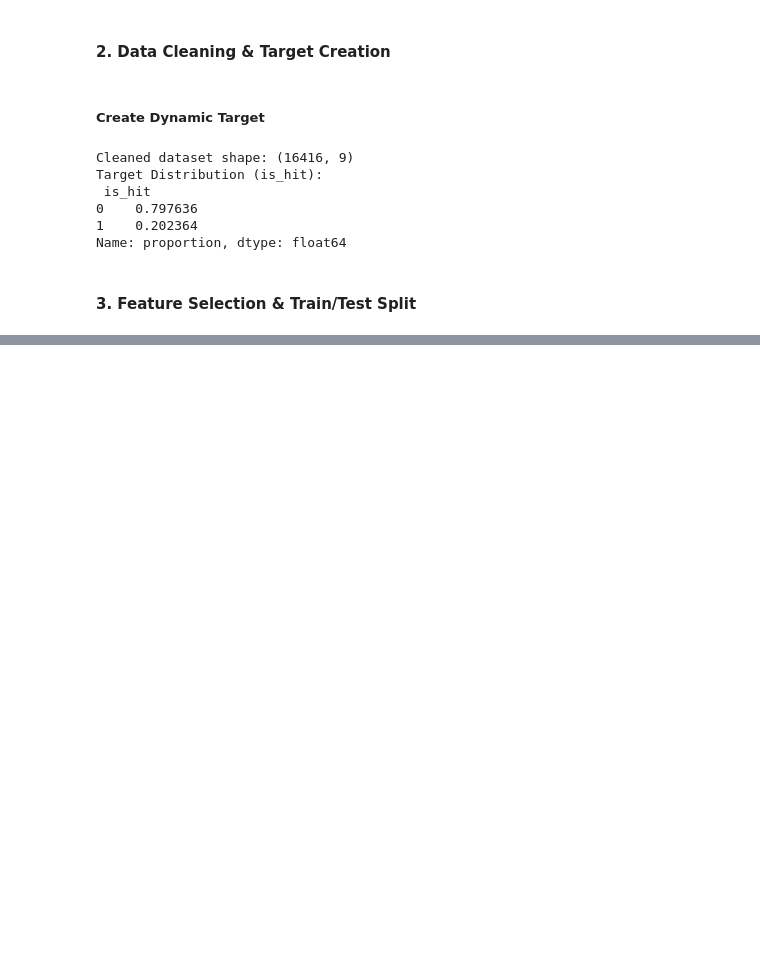
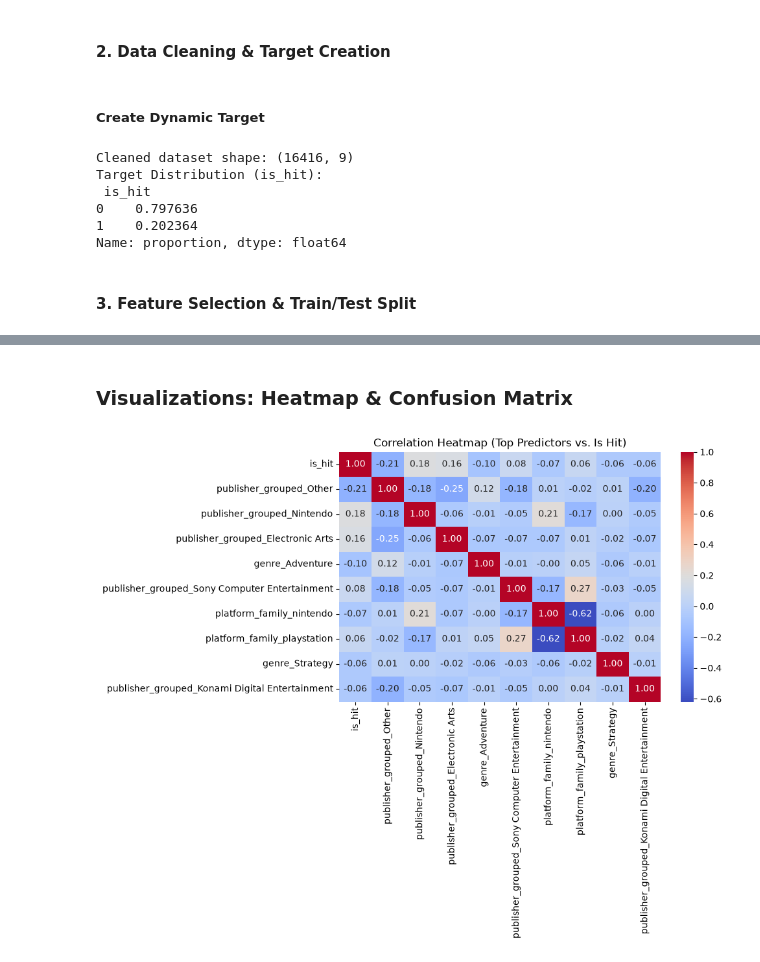
Before and after one commit to Reggi3o/capstone_project, a Jupyter notebook: video_game_report_2.ipynb, the cells around one changed output, grey strips where cells are left out. Cells and saved outputs as stored; diff of their text form; code cells hidden in the pictures; blank space fills up the shorter version.

```diff
--- a/video_game_report_2.ipynb
+++ b/video_game_report_2.ipynb
@@ -157,10 +158,2 @@ models = {
     'HistGradient Boosting': HistGradientBoostingClassifier(random_state=42, class_weight='balanced'),
 }
-# %%
-for name, model in models.items():
-    clf_pipeline = Pipeline(steps = [
-        ('preprocessor', preprocessor),
-        ('classifier', model)
-    ])
-    scores = cross_val_score(clf_pipeline, X, y, cv=5, scoring='roc_auc')
-    print(f"{name} -> Mean ROC-AUC Score: {scores.mean():.4f} (± {scores.std():.4f})")
@@ -247,0 +219,17 @@ F1-Score: 0.5730
+# %%
+# Logistic Regression Model
+log_reg_model = fitted_pipelines['LogisticRegression'].named_steps['classifier']
+
+# onehotencoder feature names
+ohe_feature_names = fitted_pipelines['LogisticRegression'].named_steps['preprocessor'].named_transformers_['cat'].get_feature_names_out(categorical_features)
+
+all_feature_names = numeric_features + list(ohe_feature_names)
+
+odd_ratios = pd.DataFrame({
+    'feature': all_feature_names,
+    'coef': log_reg_model.coef_[0],
+    'odds_ratio': np.exp(log_reg_model.coef_[0])
+    }).sort_values(by='odds_ratio', ascending=False)
+
+print('--- Top 10 Positive Drivers of Commercial Hits (Odds Ratios) ---')
+print(odd_ratios.head(10).to_string(index=False))
@@ -248,3 +249,21 @@ F1-Score: 0.5730
+# %% [markdown]
+### Visualizations: Heatmap & Confusion Matrix
+# %%
+
+X_train_encoded = fitted_pipelines['LogisticRegression'].named_steps['preprocessor'].transform(X_train)
+df_encoded = pd.DataFrame(X_train_encoded, columns=all_feature_names)
+df_encoded['is_hit'] = y_train.values
+
+top_corr_features = df_encoded.corr()['is_hit'].abs().nlargest(10).index
+
+plt.figure(figsize=(8, 5))
+
+corr_map = sns.heatmap(df_encoded[top_corr_features].corr(), annot=True, fmt='.2f', cmap='coolwarm')
+corr_map.set_title('Correlation Heatmap (Top Predictors vs. Is Hit)')
+
+plt.show()
+# %% [output]
+[figure, added]
 # %%
 # Confusion Matrix
 
```
Also changed, not shown: parts of 20 cells of this notebook.
